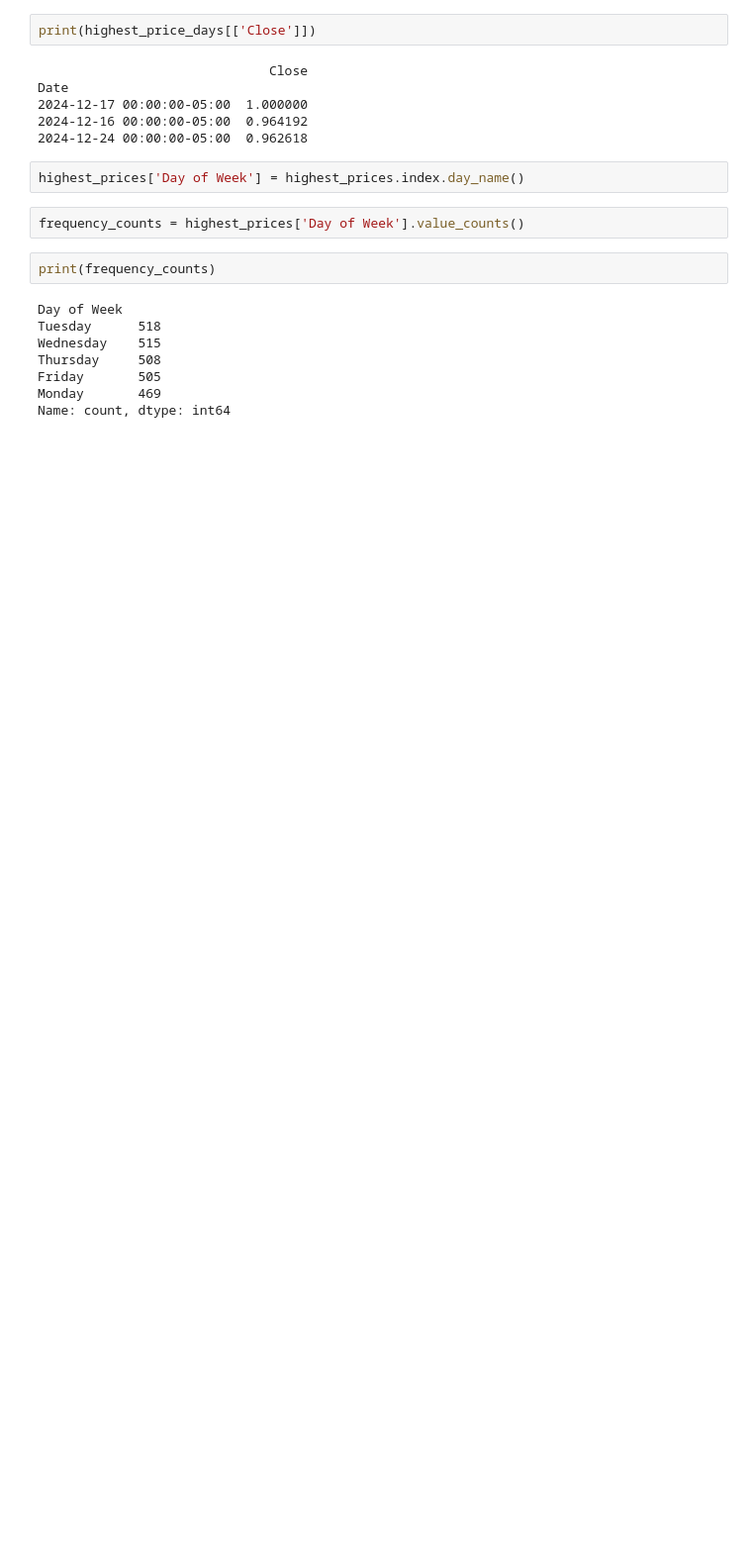
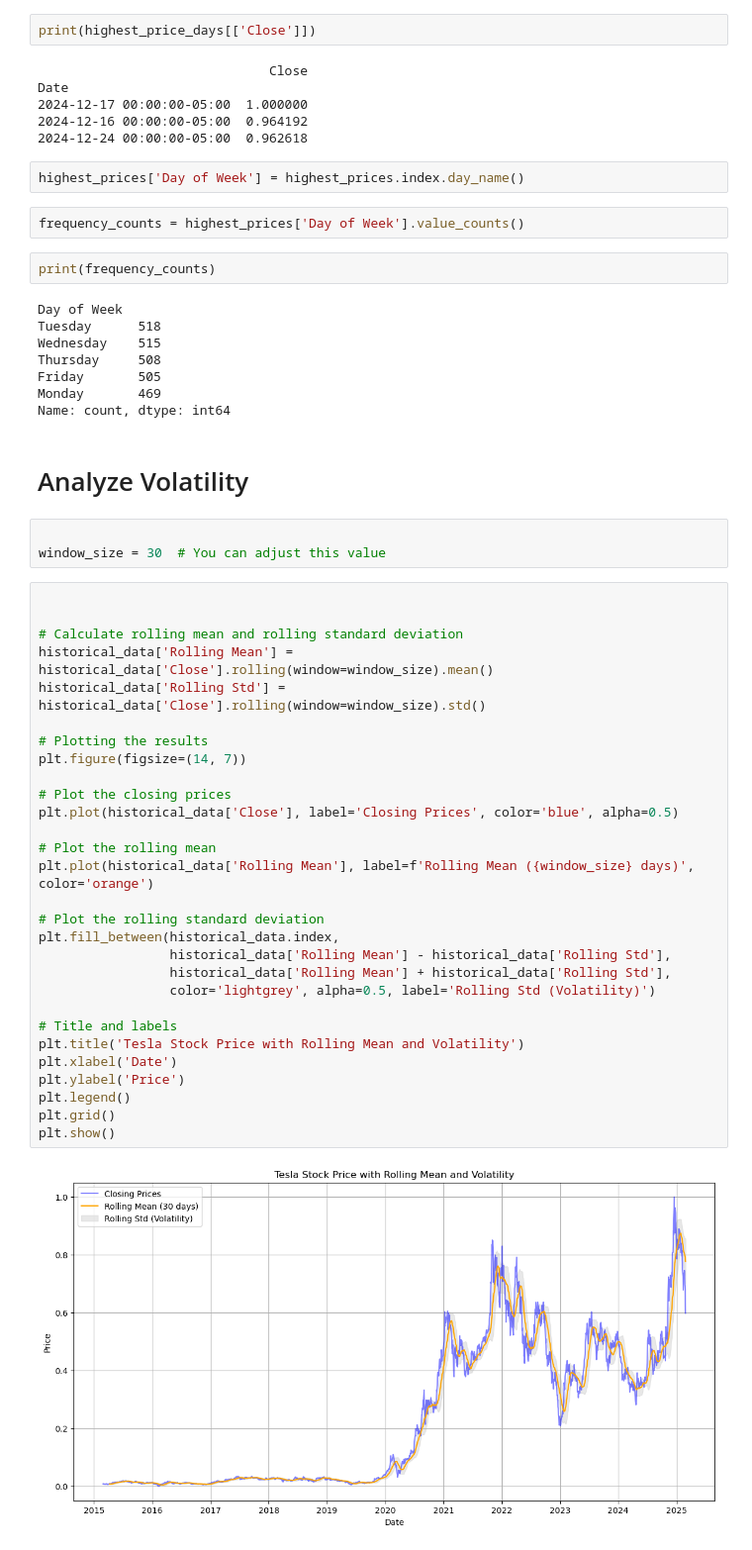
Before and after one commit to erisimasol/Week-11-KAIM-10X, a Jupyter notebook: Notebook/Week-11-Task.ipynb, the cells around one changed output. Shown at 99% size. Cells and saved outputs as stored; diff of their text form; blank space fills up the shorter version.

Commit message:
Analyze Volatility

```diff
--- a/Notebook/Week-11-Task.ipynb
+++ b/Notebook/Week-11-Task.ipynb
@@ -335,3 +335,39 @@ Thursday     508
 Friday       505
 Monday       469
 Name: count, dtype: int64
+# %% [markdown]
+# Analyze Volatility
+# %%
+
+window_size = 30  # You can adjust this value
+# %%
+
+
+# Calculate rolling mean and rolling standard deviation
+historical_data['Rolling Mean'] = historical_data['Close'].rolling(window=window_size).mean()
+historical_data['Rolling Std'] = historical_data['Close'].rolling(window=window_size).std()
+
+# Plotting the results
+plt.figure(figsize=(14, 7))
+
+# Plot the closing prices
+plt.plot(historical_data['Close'], label='Closing Prices', color='blue', alpha=0.5)
+
+# Plot the rolling mean
+plt.plot(historical_data['Rolling Mean'], label=f'Rolling Mean ({window_size} days)', color='orange')
+
+# Plot the rolling standard deviation
+plt.fill_between(historical_data.index,
+                 historical_data['Rolling Mean'] - historical_data['Rolling Std'],
+                 historical_data['Rolling Mean'] + historical_data['Rolling Std'],
+                 color='lightgrey', alpha=0.5, label='Rolling Std (Volatility)')
+
+# Title and labels
+plt.title('Tesla Stock Price with Rolling Mean and Volatility')
+plt.xlabel('Date')
+plt.ylabel('Price')
+plt.legend()
+plt.grid()
+plt.show()
+# %% [output]
+[figure, added]
```
